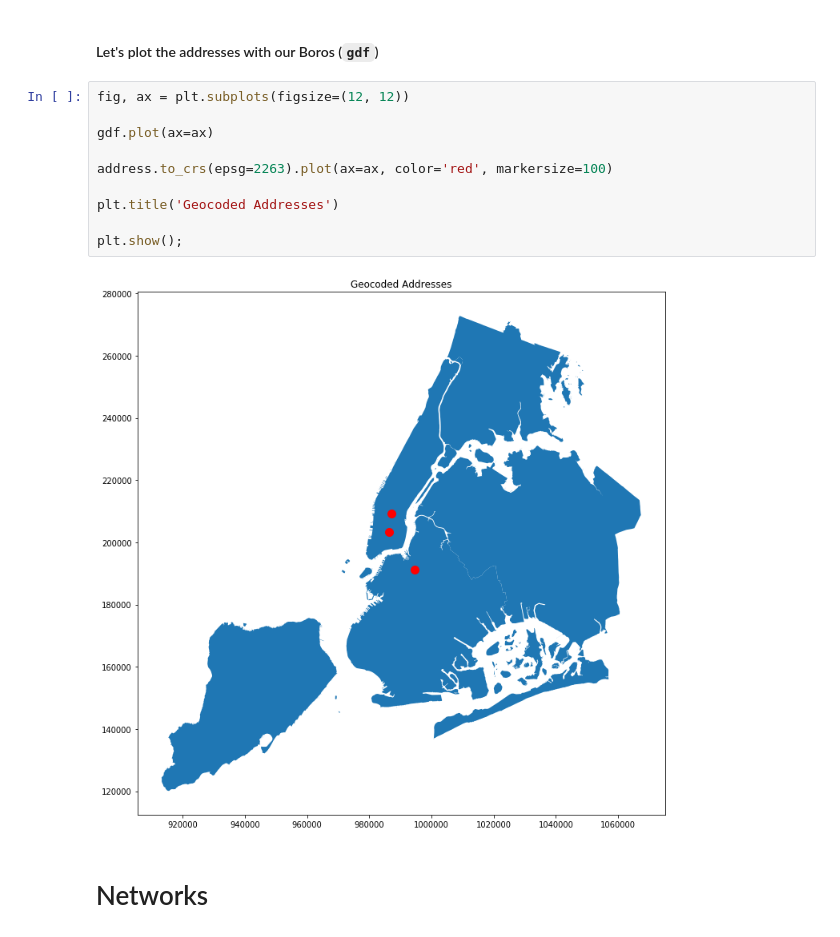
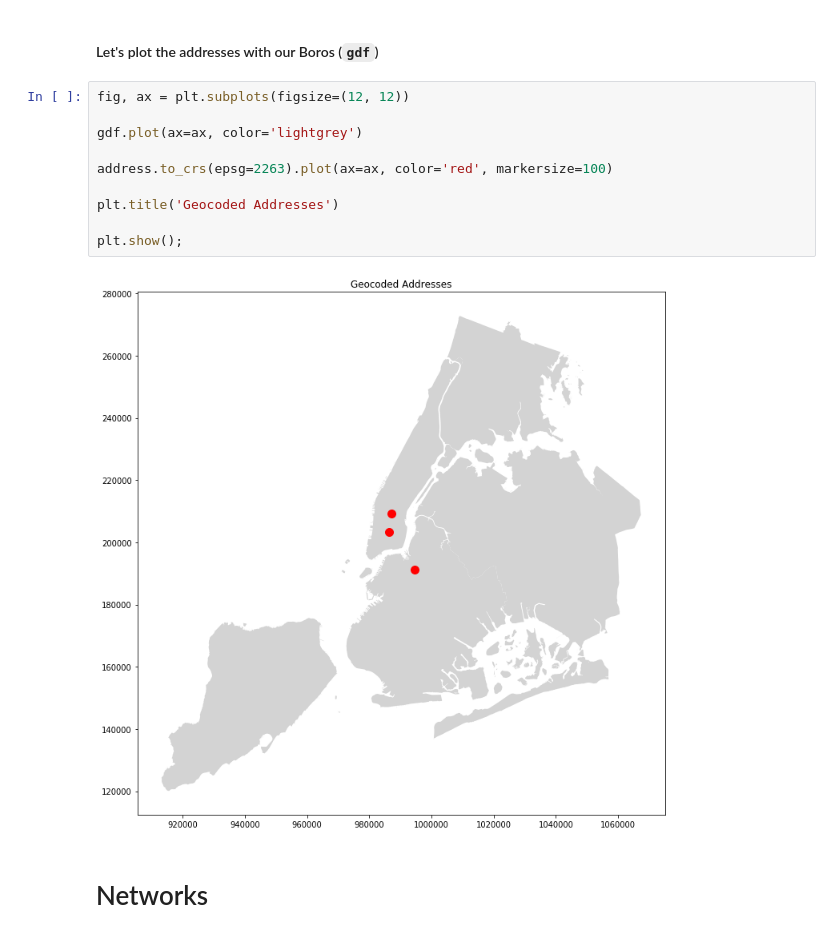
Before and after one commit to katkim0307/pratt-savi-810-2020-03-lesson_07, a Jupyter notebook: completed/lesson_07_completed.ipynb, the cells around one changed output. Drawn from its saved outputs; the diff is of its cells as text.

```diff
--- a/completed/lesson_07_completed.ipynb
+++ b/completed/lesson_07_completed.ipynb
@@ -597,15 +635,15 @@ address.crs = {'init': 'epsg:4326', 'no_defs': True}
 # %%
 fig, ax = plt.subplots(figsize=(12, 12))
 
-gdf.plot(ax=ax)
+gdf.plot(ax=ax, color='lightgrey')
 
 address.to_crs(epsg=2263).plot(ax=ax, color='red', markersize=100)
 
 plt.title('Geocoded Addresses')
 
 plt.show();
 # %% [output]
-[figure, old version]
+[figure, new version]
 # %% [markdown]
 # Networks
 # %% [markdown]
```
Also changed, not shown: parts of 25 cells of this notebook, 6 other files.
